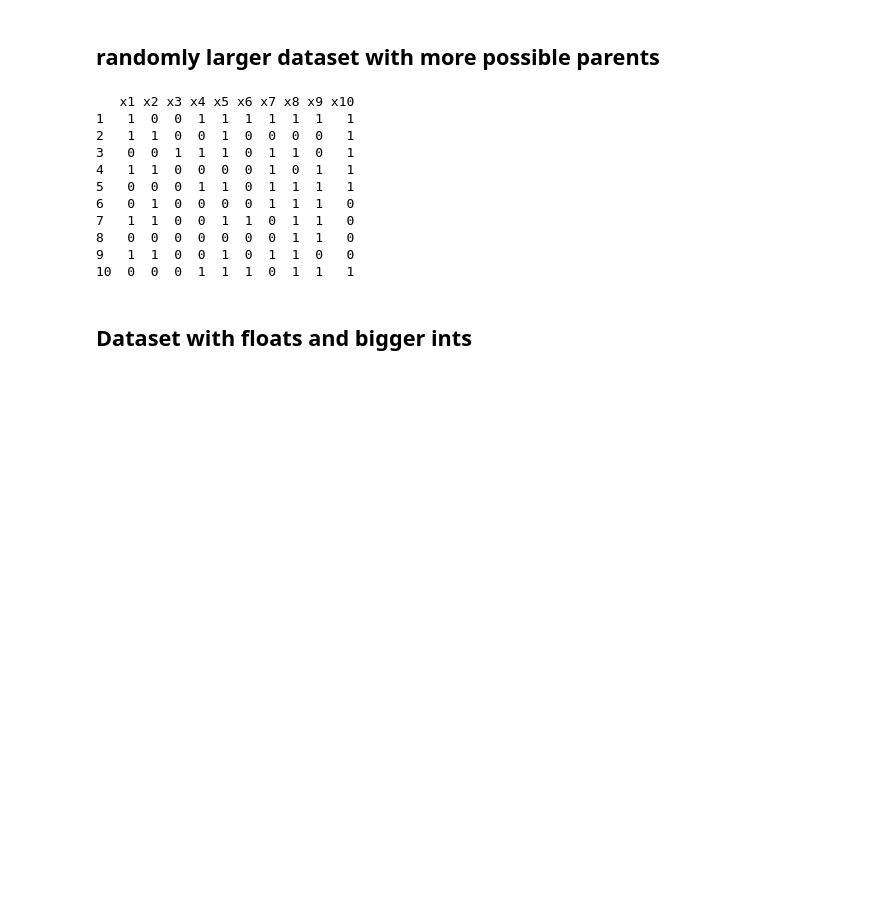
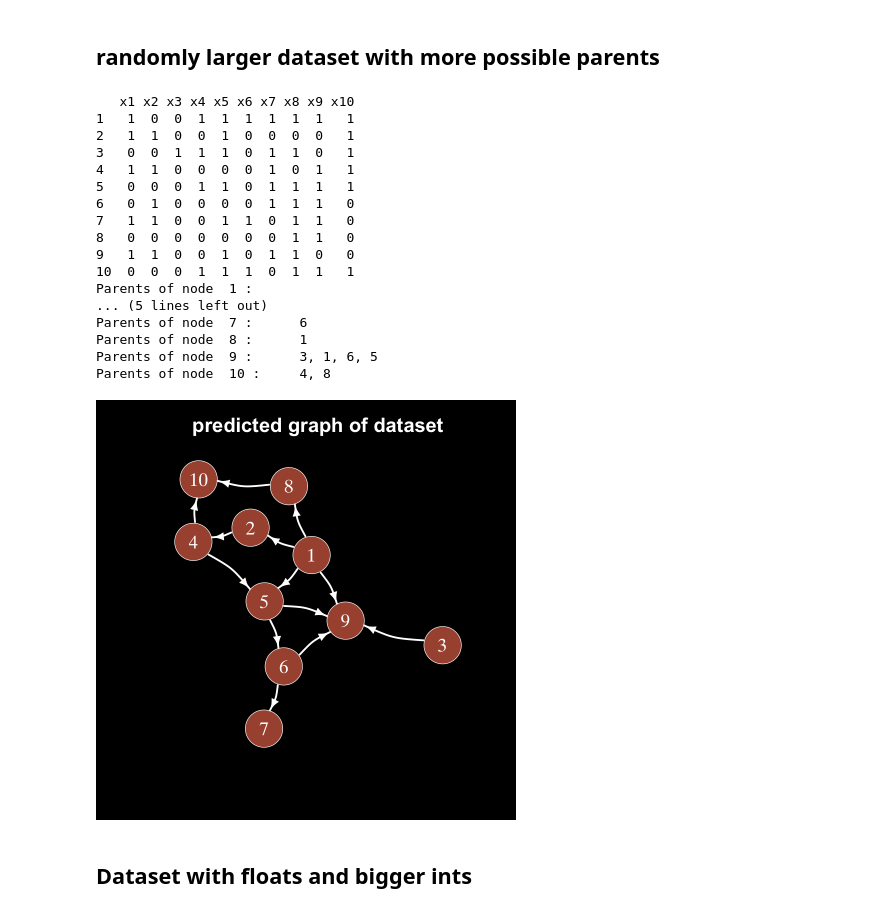
Before and after one commit to ElHuaco/Bayesian-topology, a Jupyter notebook: src/k2.ipynb, the cells around one changed output. Saved outputs shown, nothing was run; the diff lists cells and outputs as text; code cells hidden in the pictures; blank space fills up the shorter version.

```diff
--- a/src/k2.ipynb
+++ b/src/k2.ipynb
@@ -60,31 +60,38 @@ numeric(0)
 # %%
 #create dataframe
 x1 <- c(1,1,0,1,0,0,1,0,1,0)
 x2 <- c(0,1,0,1,0,1,1,0,1,0)
 x3<- c(0,0,1,0,0,0,0,0,0,0)
 x4<- c(1,0,1,0,1,0,0,0,0,1)
 x5<- c(1,1,1,0,1,0,1,0,1,1)
 x6<- c(1,0,0,0,0,0,1,0,0,1)
 x7<- c(1,0,1,1,1,1,0,0,1,0)
 x8<- c(1,0,1,0,1,1,1,1,1,1)
 x9<- c(1,0,0,1,1,1,1,1,0,1)
 x10<- c(1,1,1,1,1,0,0,0,0,1)
 D <- data.frame(x1, x2, x3, x4, x5, x6, x7, x8, x9, x10)
 print(D)
-parents <- k2(c(1,2,3,4,5,6,7,8,9,10), 2, D)
+parents <- k2(c(1,2,3,4,5,6,7,8,9,10), 10, D)
 plot_graph(parents)
 # %% [output]
    x1 x2 x3 x4 x5 x6 x7 x8 x9 x10
 1   1  0  0  1  1  1  1  1  1   1
 2   1  1  0  0  1  0  0  0  0   1
 3   0  0  1  1  1  0  1  1  0   1
 4   1  1  0  0  0  0  1  0  1   1
 5   0  0  0  1  1  0  1  1  1   1
 6   0  1  0  0  0  0  1  1  1   0
 7   1  1  0  0  1  1  0  1  1   0
 8   0  0  0  0  0  0  0  1  1   0
 9   1  1  0  0  1  0  1  1  0   0
 10  0  0  0  1  1  1  0  1  1   1
+Parents of node  1 :
+... (5 lines left out)
+Parents of node  7 :      6
+Parents of node  8 :      1
+Parents of node  9 :      3, 1, 6, 5
+Parents of node  10 :     4, 8
+[figure, added]
 # %% [markdown]
 ## Dataset with floats and bigger ints
 # %%
```
Also changed, not shown: parts of 3 cells of this notebook, 1 other file.
